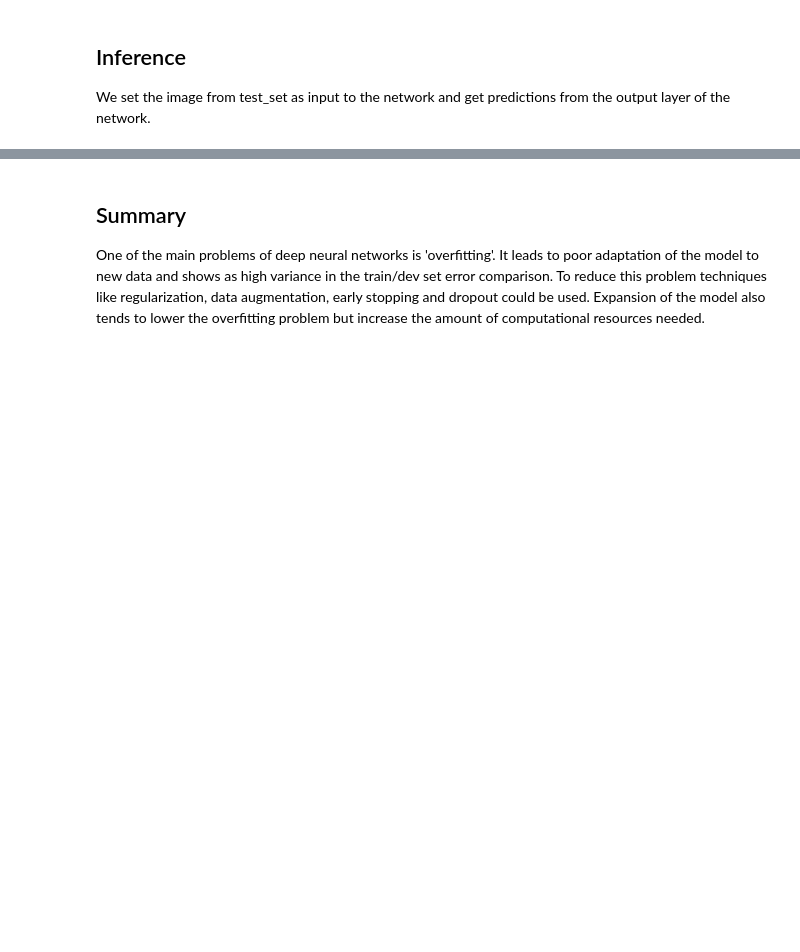
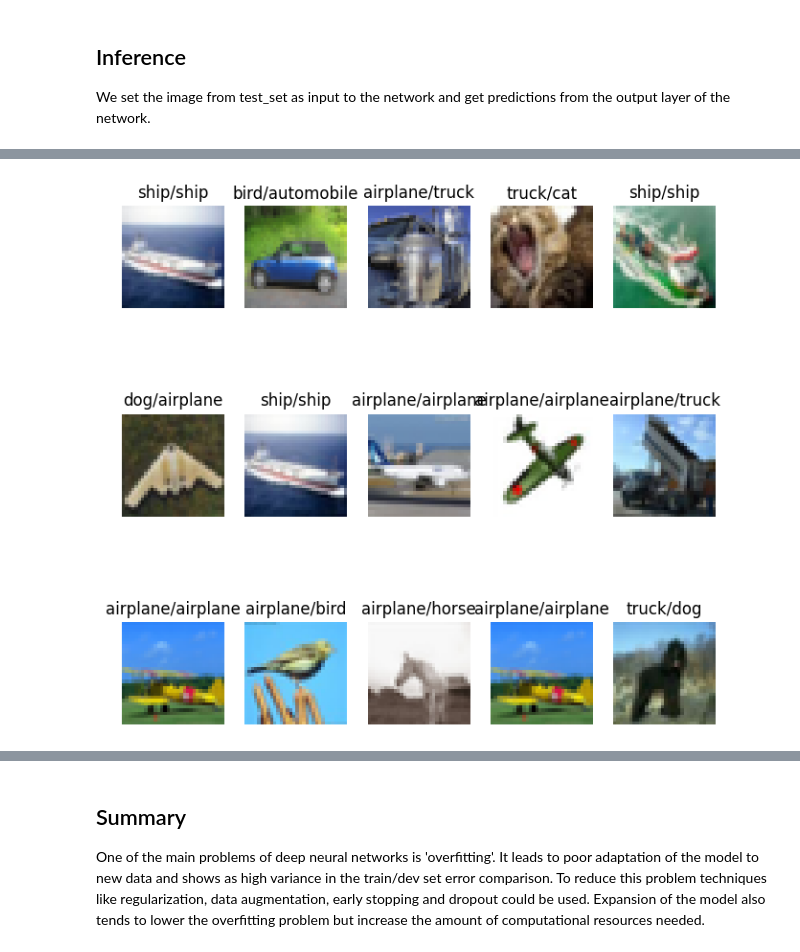
Before and after one commit to knave88/pretrainedCNN_DEMO, a Jupyter notebook: CNN_BT_tutorial.ipynb, the cells around one changed output, grey strips where cells are left out. Drawn from its saved outputs; the diff is of its cells as text; code cells hidden in the pictures; blank space fills up the shorter version.

```diff
--- a/CNN_BT_tutorial.ipynb
+++ b/CNN_BT_tutorial.ipynb
@@ -122,7 +142,7 @@ out = Dense(10, activation='softmax')(x)
 model = Model(inputs, out)
 # %%
 # Model preparation
-adamopt = Adam(lr=1e-4, decay=1e-6) #Adam(lr=1e-6, decay=1e-8)
+adamopt = Adam(learning_rate=1e-4)
 model.compile(optimizer=adamopt, loss='categorical_crossentropy', metrics=['accuracy'])
 # %% [markdown]
 ## Training!
@@ -152,7 +180,7 @@ for i in range(15):
     im = testX[my_random,::]
     plt.imshow(im, interpolation='none') #, cmap='gray'
 
-    x = img_to_array(im)
+    x = np.array(im)
     x = np.expand_dims(x, axis=0)
     preds = model.predict(x)
 
@@ -162,3 +190,4 @@ for i in range(15):
     plt.title(title_string)
 
     #plt.title("Class {}".format(classes[temp_class]))
+# %% [output]
@@ -165,3 +210,4 @@ for i in range(15):
+[figure, added]
 # %%
 # inference on specified example
 idx = 5 #54
```
Also changed, not shown: parts of 9 cells of this notebook.
